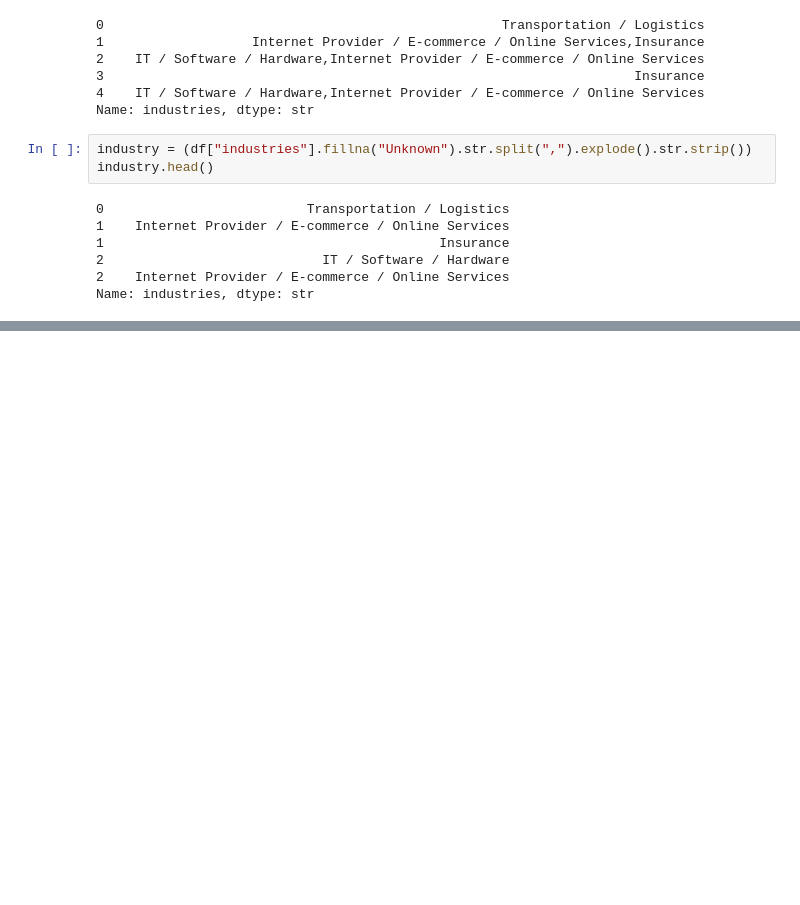
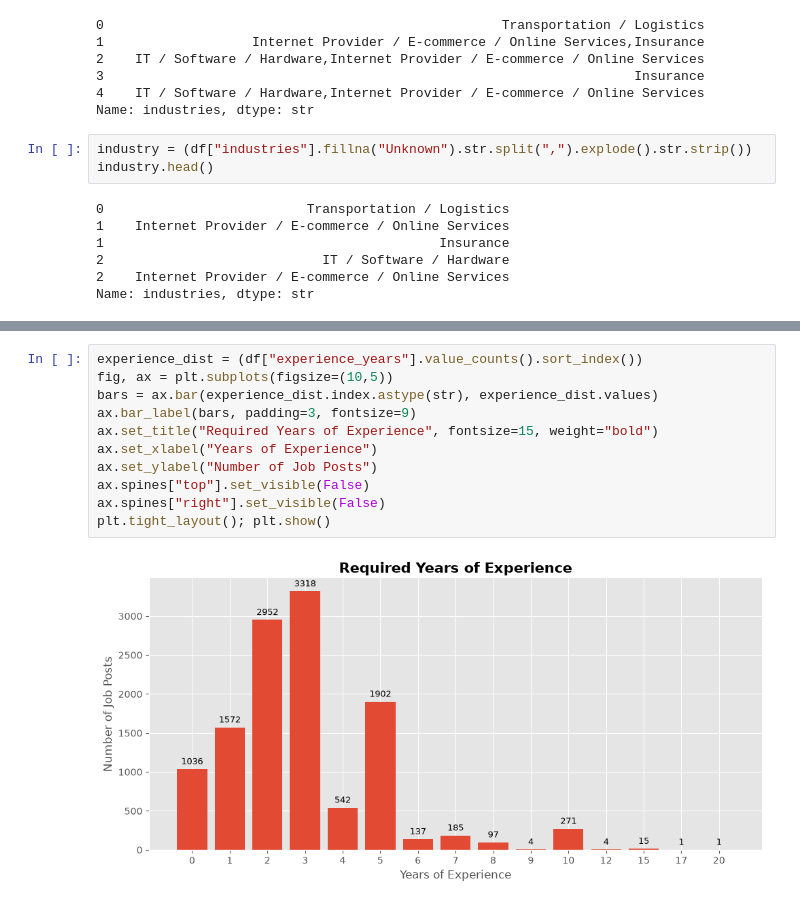
Before and after one commit to Behniash/Iran-Job-Market-Analysis, a Jupyter notebook: notebooks/02_EDA.ipynb, the cells around one changed output, grey strips where cells are left out. Drawn from its saved outputs; the diff is of its cells as text; blank space fills up the shorter version.

```diff
--- a/notebooks/02_EDA.ipynb
+++ b/notebooks/02_EDA.ipynb
@@ -266,0 +296,13 @@ Name: count, dtype: int64
+# %%
+experience_dist = (df["experience_years"].value_counts().sort_index())
+fig, ax = plt.subplots(figsize=(10,5))
+bars = ax.bar(experience_dist.index.astype(str), experience_dist.values)
+ax.bar_label(bars, padding=3, fontsize=9)
+ax.set_title("Required Years of Experience", fontsize=15, weight="bold")
+ax.set_xlabel("Years of Experience")
+ax.set_ylabel("Number of Job Posts")
+ax.spines["top"].set_visible(False)
+ax.spines["right"].set_visible(False)
+plt.tight_layout(); plt.show()
+# %% [output]
+[figure, added]
```
Also changed, not shown: parts of 116 cells of this notebook.
